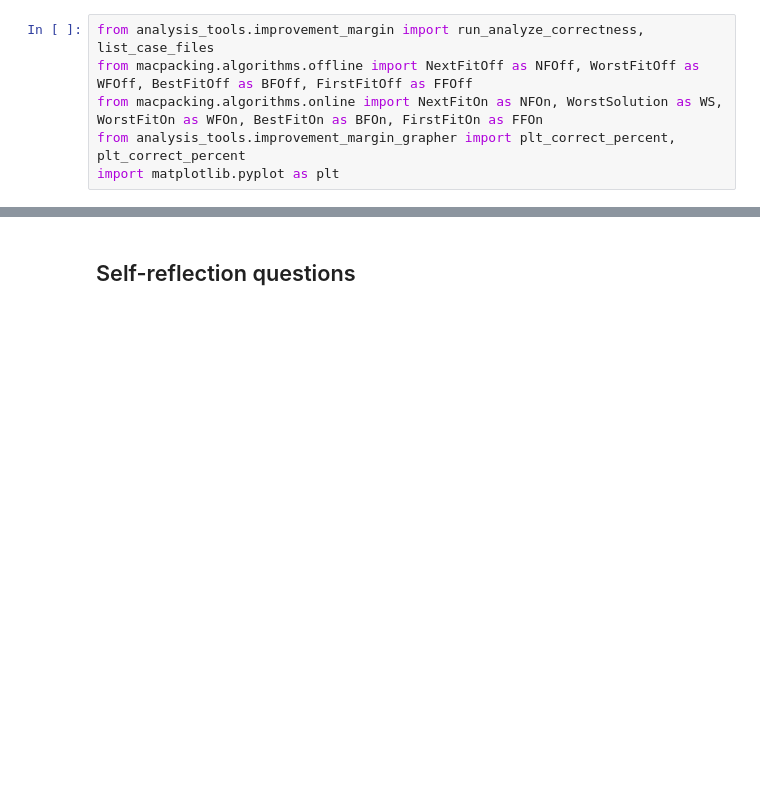
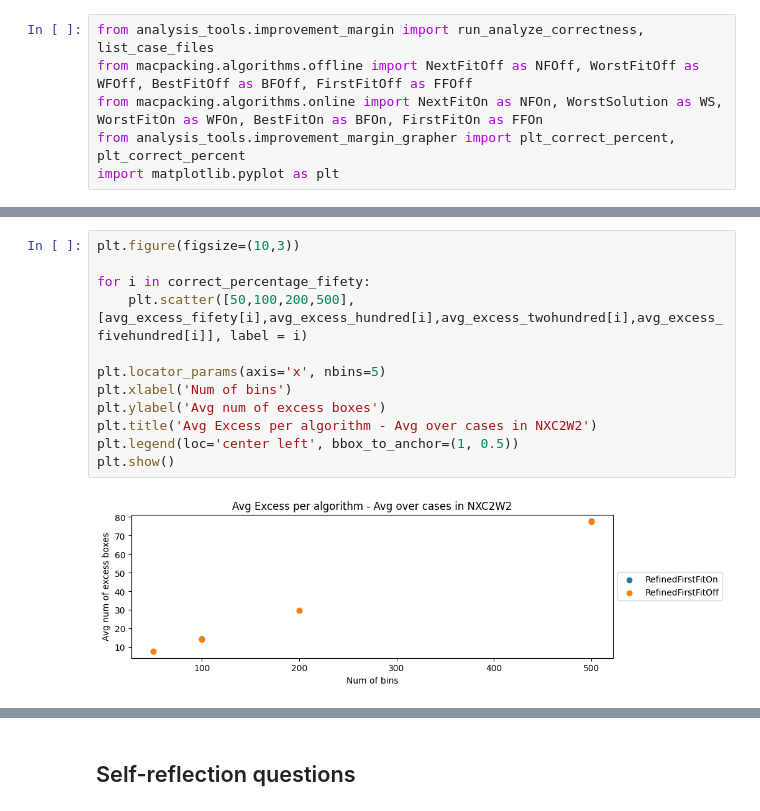
Before and after one commit to jinalkast/Bin-Packing, a Jupyter notebook: report.ipynb, the cells around one changed output, grey strips where cells are left out. Cells and saved outputs as stored; diff of their text form; blank space fills up the shorter version.

```diff
--- a/report.ipynb
+++ b/report.ipynb
@@ -249,0 +300,14 @@ nb_bins = 8
+# %%
+plt.figure(figsize=(10,3))
+
+for i in correct_percentage_fifety:
+    plt.scatter([50,100,200,500],[avg_excess_fifety[i],avg_excess_hundred[i],avg_excess_twohundred[i],avg_excess_fivehundred[i]], label = i)
+
+plt.locator_params(axis='x', nbins=5)
+plt.xlabel('Num of bins')
+plt.ylabel('Avg num of excess boxes')
+plt.title('Avg Excess per algorithm - Avg over cases in NXC2W2')
+plt.legend(loc='center left', bbox_to_anchor=(1, 0.5))
+plt.show()
+# %% [output]
+[figure, added]
```
Also changed, not shown: parts of 15 cells of this notebook, 10 other files.
